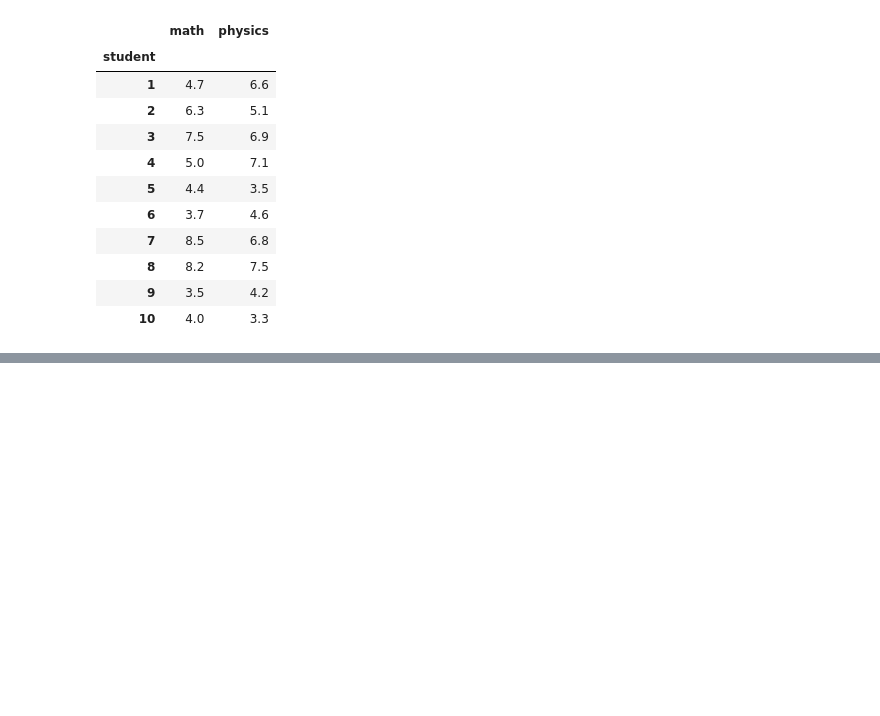
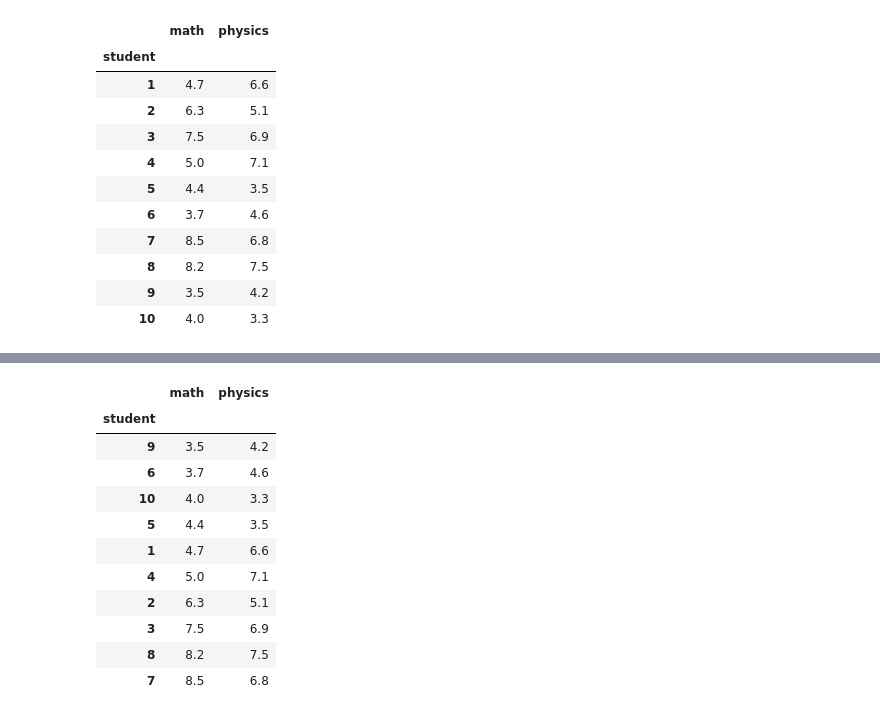
Before and after one commit to PauloViniciusR/Estatistica_dados, a Jupyter notebook: Estatistica_Descritiva/12_bivariada_qualitativa_spearman.ipynb, the cells around one changed output, grey strips where cells are left out. Drawn from its saved outputs; the diff is of its cells as text; code cells hidden in the pictures; blank space fills up the shorter version.

```diff
--- a/Estatistica_Descritiva/12_bivariada_qualitativa_spearman.ipynb
+++ b/Estatistica_Descritiva/12_bivariada_qualitativa_spearman.ipynb
@@ -50,0 +102,15 @@ df_notas
+# %%
+df_notas.sort_values("math")
+# %% [output]
+|  | math | physics |
+| student |  |  |
+| 9 | 3.5 | 4.2 |
+| 6 | 3.7 | 4.6 |
+| 10 | 4.0 | 3.3 |
+| 5 | 4.4 | 3.5 |
+| 1 | 4.7 | 6.6 |
+| 4 | 5.0 | 7.1 |
+| 2 | 6.3 | 5.1 |
+| 3 | 7.5 | 6.9 |
+| 8 | 8.2 | 7.5 |
+| 7 | 8.5 | 6.8 |
```
Also changed, not shown: parts of 7 cells of this notebook.
